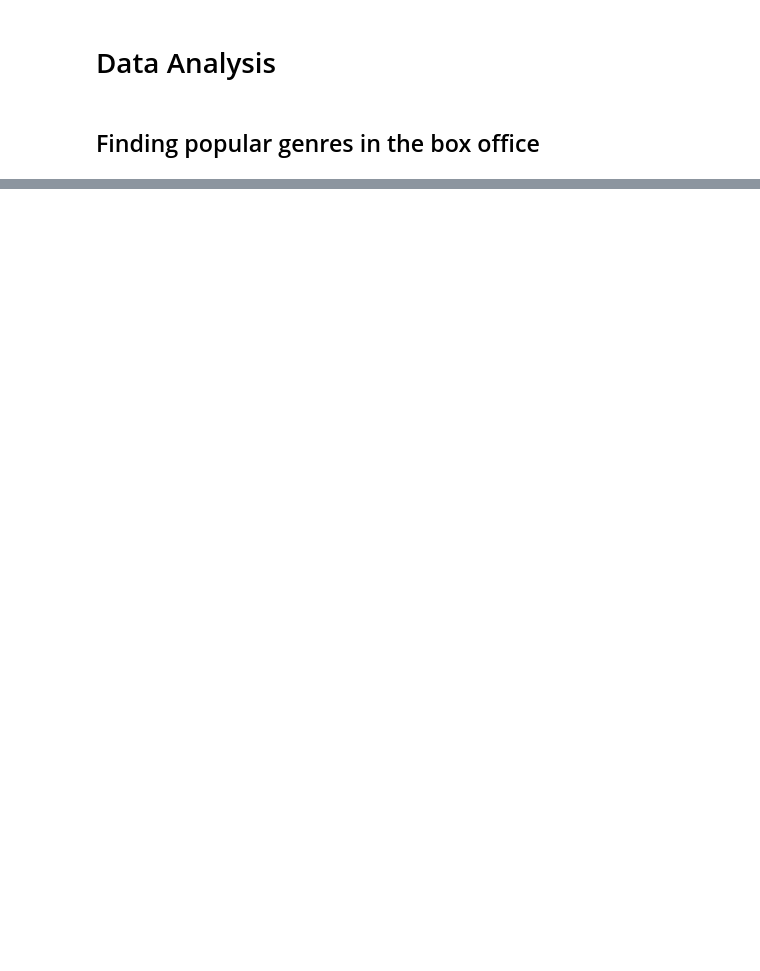
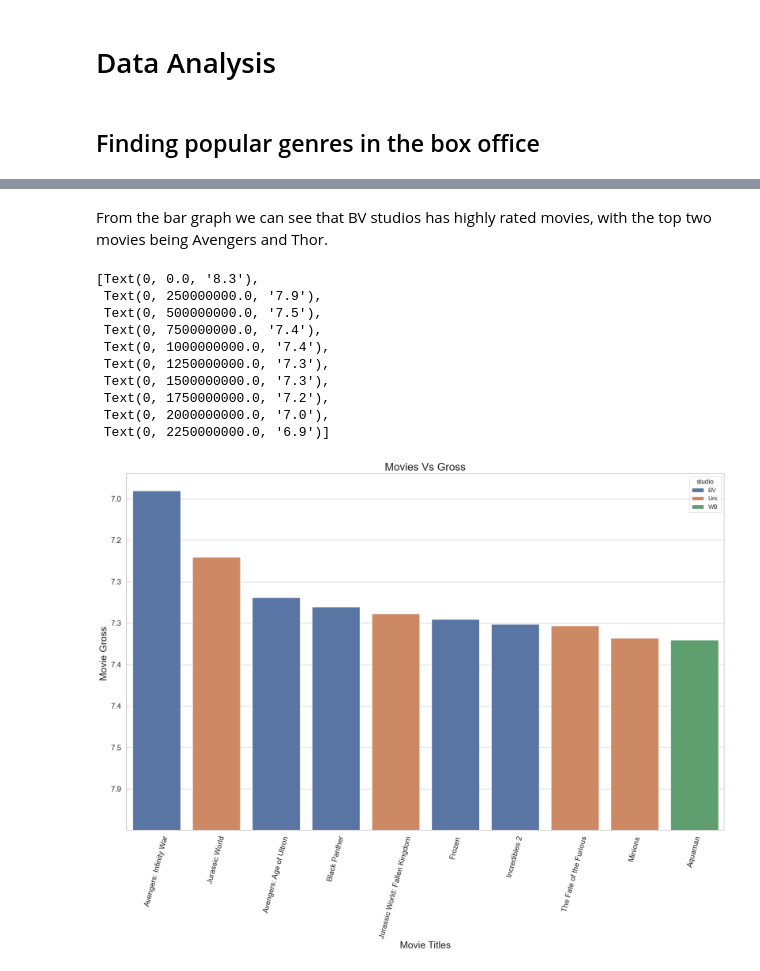
Before and after one commit to SirIan71/Movie-Data-Analysis, a Jupyter notebook: student.ipynb, the cells around one changed output, grey strips where cells are left out. Cells and saved outputs as stored; diff of their text form; code cells hidden in the pictures; blank space fills up the shorter version.

```diff
--- a/student.ipynb
+++ b/student.ipynb
@@ -552,0 +783,5 @@ KeyError: ''
+# %%
+# sorting values to find movies with the highest grossing
+
+highest_gross = final_df.sort_values('worldwide_gross', ascending = False).head(10)
+highest_gross.reset_index(drop=True)
@@ -552,0 +849,26 @@ KeyError: ''
+# %% [markdown]
+From the bar graph we can see that BV studios has highly rated movies, with the top two movies being Avengers and Thor.
+# %%
+fig, ax2= plt.subplots(figsize=(20,12))
+ax2 = sns.barplot(data = highest_gross, x = 'movie', y = 'worldwide_gross',hue = 'studio', ax = ax2, dodge=False)
+
+labels = list(highest_gross['movie'])
+ax2.set_title('Movies Vs Gross', fontsize=20)
+ax2.set_xlabel("Movie Titles",fontsize=18)
+ax2.set_ylabel("Movie Gross ", fontsize=18)
+ax2.set_ylim(1000)
+
+ax2.set_xticklabels(labels = labels, rotation = 75,fontsize=14)
+ax2.set_yticklabels(labels = y,fontsize=14)
+# %% [output]
+[Text(0, 0.0, '8.3'),
+ Text(0, 250000000.0, '7.9'),
+ Text(0, 500000000.0, '7.5'),
+ Text(0, 750000000.0, '7.4'),
+ Text(0, 1000000000.0, '7.4'),
+ Text(0, 1250000000.0, '7.3'),
+ Text(0, 1500000000.0, '7.3'),
+ Text(0, 1750000000.0, '7.2'),
+ Text(0, 2000000000.0, '7.0'),
+ Text(0, 2250000000.0, '6.9')]
+[figure, added]
```
Also changed, not shown: parts of 24 cells of this notebook.
